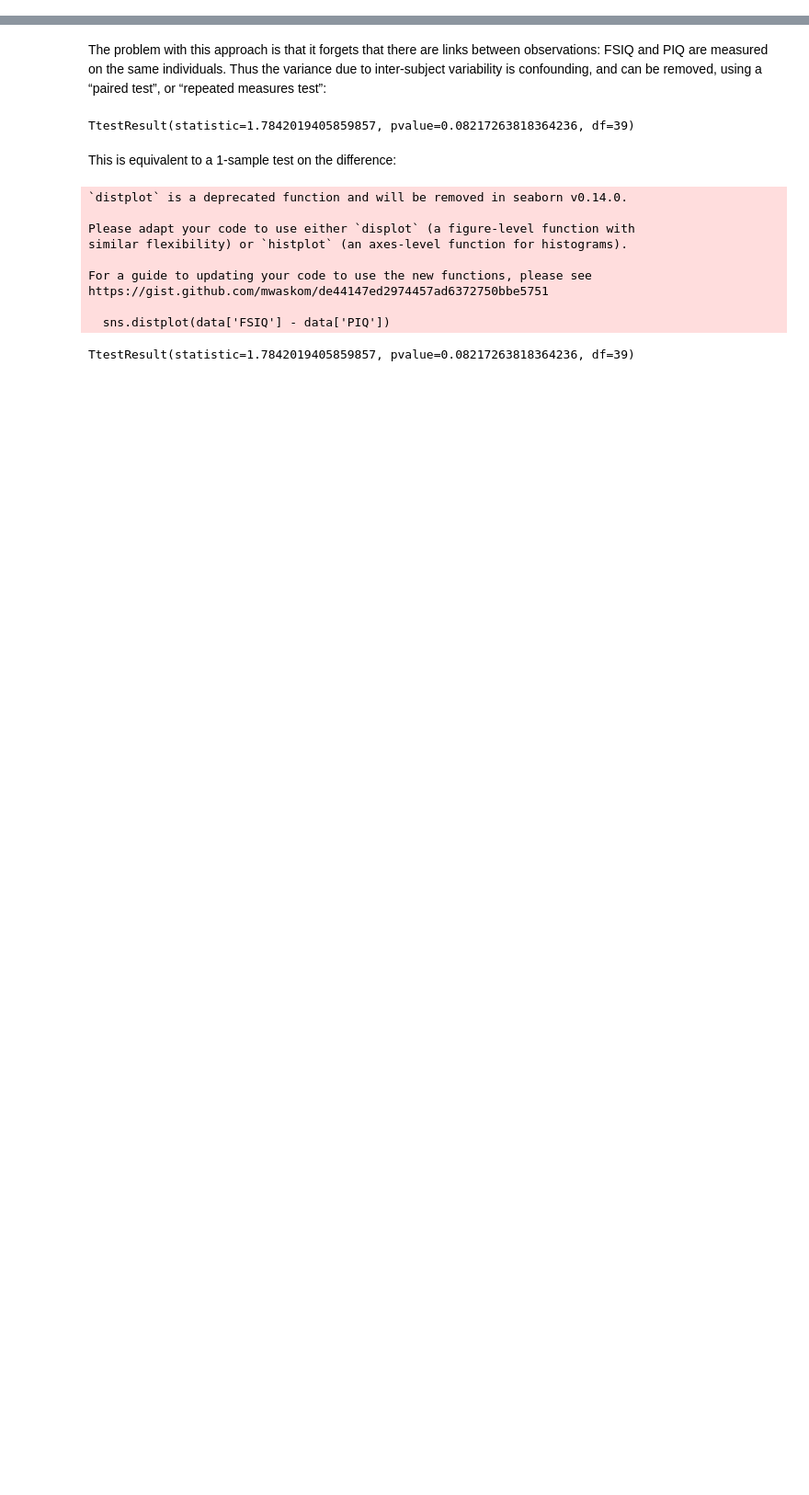
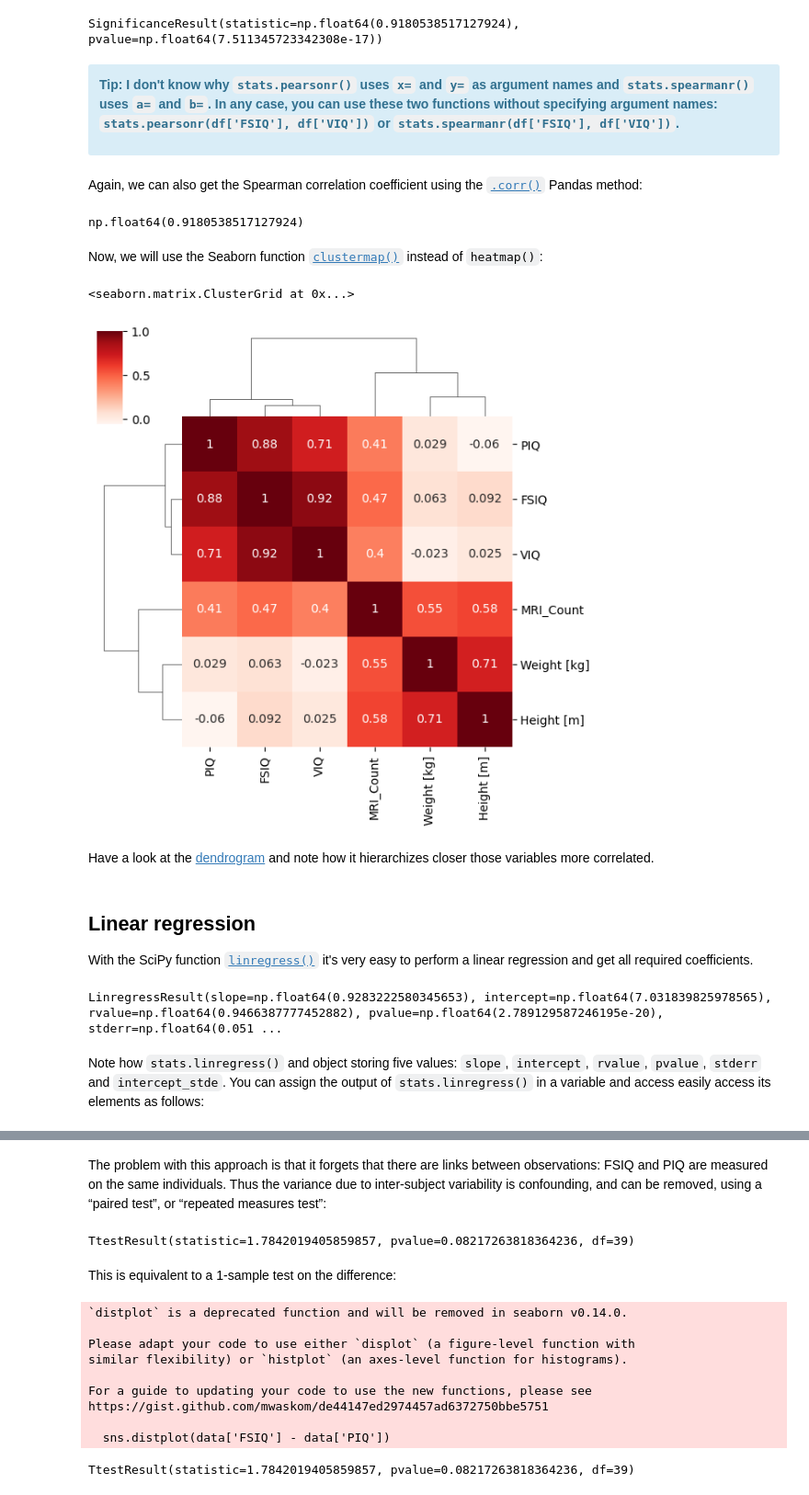
Before and after one commit to MMRES-PyBootcamp/MMRES-python-bootcamp, a Jupyter notebook: 08_Stats.ipynb, the cells around one changed output, grey strips where cells are left out. Shown at 92% size. Cells and saved outputs as stored; diff of their text form; code cells hidden in the pictures; blank space fills up the shorter version.

Commit message:
First 08_Stats
Half way more or less.

```diff
--- a/08_Stats.ipynb
+++ b/08_Stats.ipynb
@@ -159,0 +157,45 @@ https://gist.github.com/mwaskom/de44147ed2974457ad6372750bbe5751
+# %%
+#The first element of tuple is the Spearman's rank correlation and the second is p-value.
+stats.spearmanr(a=df['FSIQ'], b=df['VIQ'])
+# %% [output]
+SignificanceResult(statistic=np.float64(0.9180538517127924), pvalue=np.float64(7.511345723342308e-17))
+# %% [markdown]
+<div class="alert alert-block alert-info"><b>
+
+Tip:</b> I don't know why `stats.pearsonr()` uses `x=` and `y=` as argument names and `stats.spearmanr()` uses `a=` and `b=`. In any case, you can use these two functions without specifying argument names: `stats.pearsonr(df['FSIQ'], df['VIQ'])` or `stats.spearmanr(df['FSIQ'], df['VIQ'])`.
+
+</div>
+# %% [markdown]
+Again, we can also get the Spearman correlation coefficient using the [`.corr()`](https://pandas.pydata.org/docs/reference/api/pandas.DataFrame.corr.html) Pandas method:
+# %%
+# Get Spearman between 'FSIQ' and 'VIQ' using Pandas
+df['FSIQ'].corr(df['VIQ'], method="spearman")
+# %% [output]
+np.float64(0.9180538517127924)
+# %% [markdown]
+Now, we will use the Seaborn function [`clustermap()`](https://seaborn.pydata.org/generated/seaborn.clustermap.html) instead of `heatmap()`:
+# %%
+# Get all pair-wise Spearman from our df
+df_ECC = df.corr(method='spearman', numeric_only=True)
+
+# Show the Spearman correlation matrix
+df_ECC
+
+# Plot the Spearman correlation matrix (CLUSTERMAP!)
+sns.clustermap(data=df_ECC, cmap="Reds", annot=True, z_score=None, figsize=(6,6))
+# %% [output]
+<seaborn.matrix.ClusterGrid at 0x...>
+[figure, added]
+# %% [markdown]
+Have a look at the [dendrogram](https://en.wikipedia.org/wiki/Dendrogram) and note how it hierarchizes closer those variables more correlated.
+# %% [markdown]
+## Linear regression
+
+With the SciPy function [`linregress()`](https://docs.scipy.org/doc/scipy/reference/generated/scipy.stats.linregress.html) it's very easy to perform a linear regression and get all required coefficients.
+# %%
+# Compute a linear regression between 'FSIQ' and 'VIQ' using SciPy
+stats.linregress(x=df['FSIQ'], y=df['VIQ'])
+# %% [output]
+LinregressResult(slope=np.float64(0.9283222580345653), intercept=np.float64(7.031839825978565), rvalue=np.float64(0.9466387777452882), pvalue=np.float64(2.789129587246195e-20), stderr=np.float64(0.051 ...
+# %% [markdown]
+Note how `stats.linregress()` and object storing five values: `slope`, `intercept`, `rvalue`, `pvalue`, `stderr` and `intercept_stde`. You can assign the output of `stats.linregress()` in a variable and access easily access its elements as follows:
```
Also changed, not shown: parts of 62 cells of this notebook.
